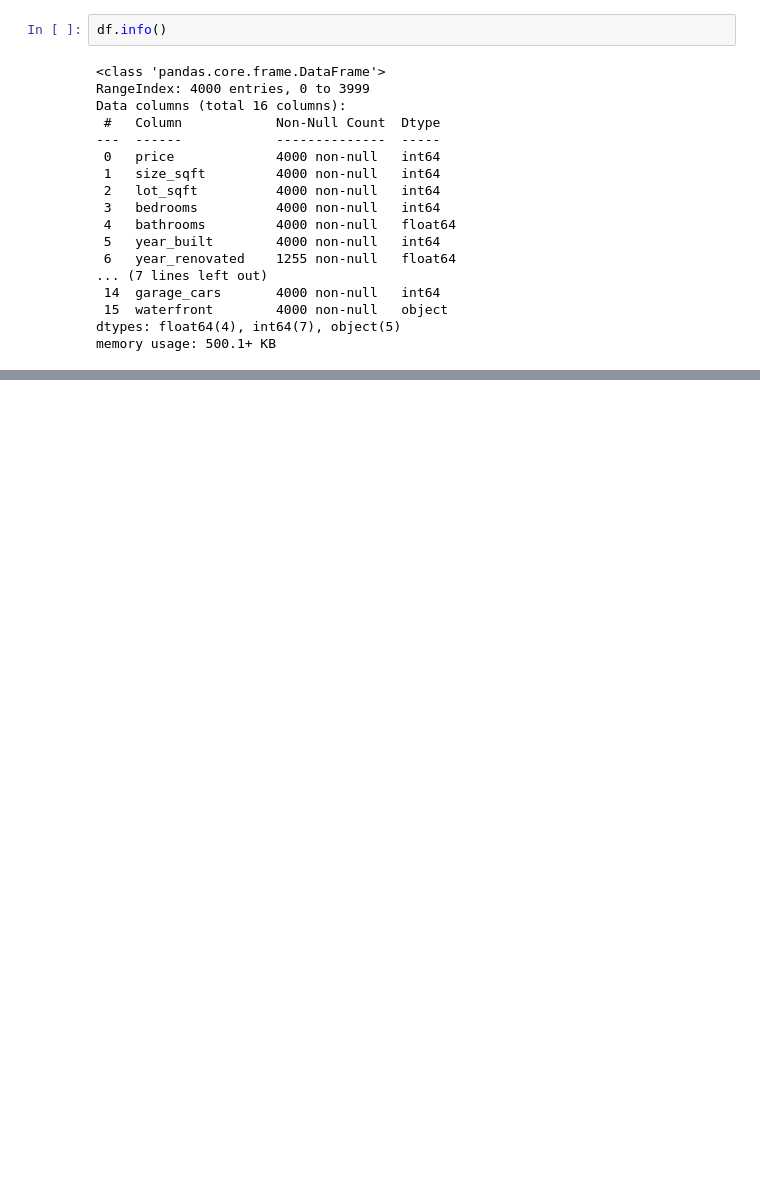
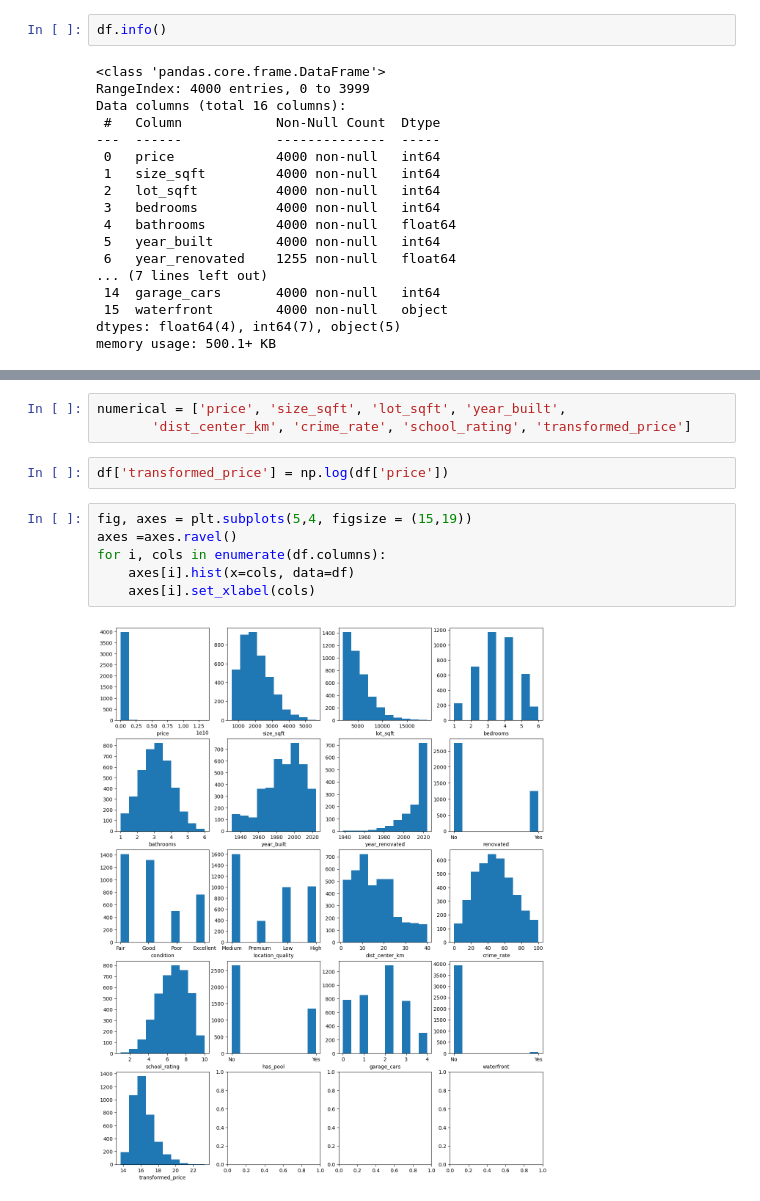
Before and after one commit to TheDataBlog/house-price-prediction, a Jupyter notebook: main.ipynb, the cells around one changed output, grey strips where cells are left out. Saved outputs shown, nothing was run; the diff lists cells and outputs as text; blank space fills up the shorter version.

```diff
--- a/main.ipynb
+++ b/main.ipynb
@@ -49,0 +50,13 @@ df.describe()
+# %%
+numerical = ['price', 'size_sqft', 'lot_sqft', 'year_built',
+       'dist_center_km', 'crime_rate', 'school_rating', 'transformed_price']
+# %%
+df['transformed_price'] = np.log(df['price'])
+# %%
+fig, axes = plt.subplots(5,4, figsize = (15,19))
+axes =axes.ravel()
+for i, cols in enumerate(df.columns):
+    axes[i].hist(x=cols, data=df)
+    axes[i].set_xlabel(cols)
+# %% [output]
+[figure, added]
```
Also changed, not shown: parts of 7 cells of this notebook.
